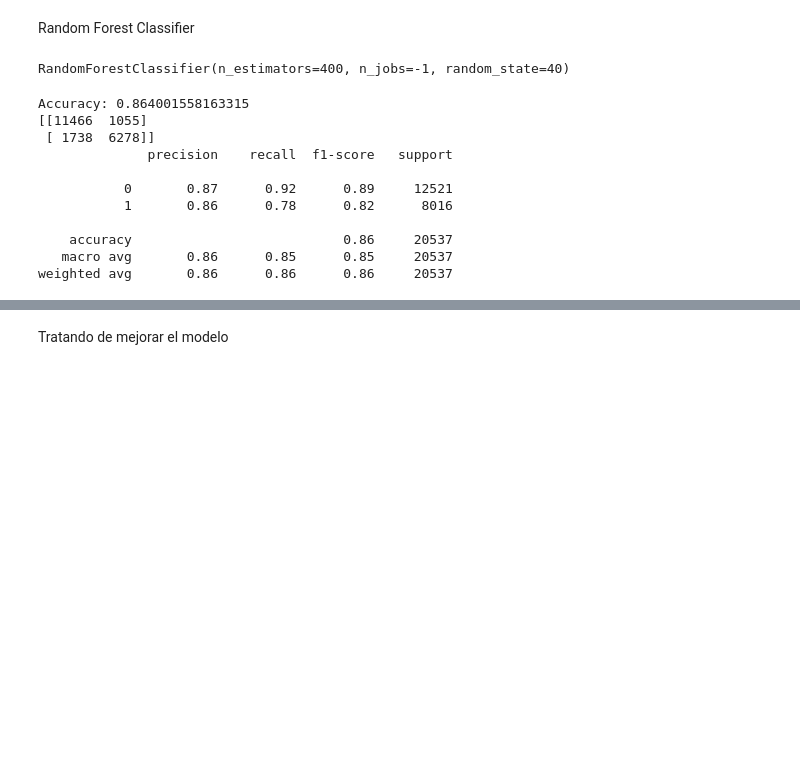
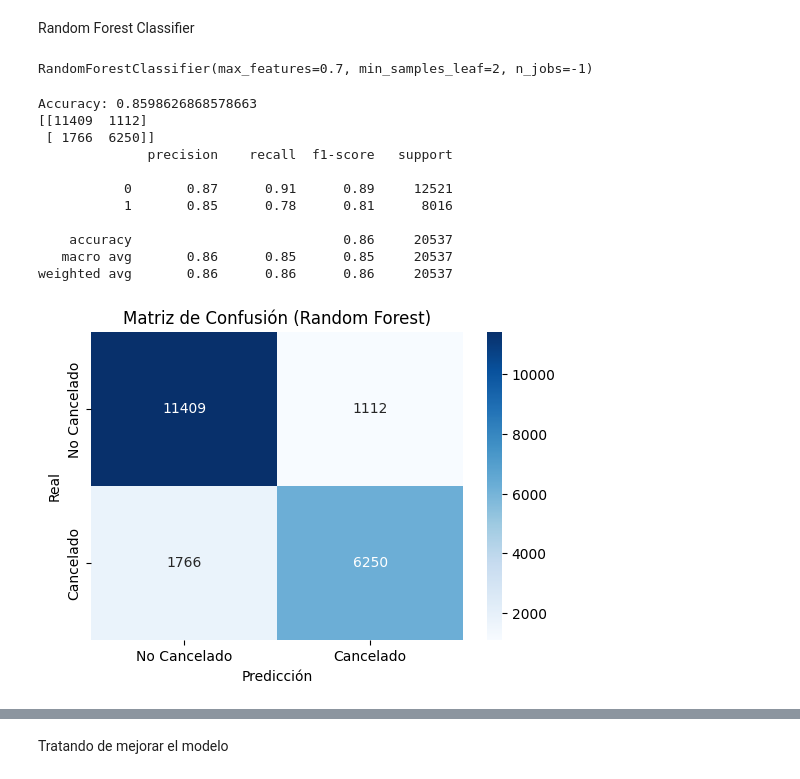
Before and after one commit to JohnChirinos/BI, a Jupyter notebook: Cancelaciones_B.ipynb, the cells around one changed output, grey strips where cells are left out. Saved outputs shown, nothing was run; the diff lists cells and outputs as text; code cells hidden in the pictures; blank space fills up the shorter version.

```diff
--- a/Cancelaciones_B.ipynb
+++ b/Cancelaciones_B.ipynb
@@ -888,35 +887,50 @@ X_train, X_test, y_train, y_test = train_test_split(
 
 
 
-rf = RandomForestClassifier(
-    n_estimators=400,
-    max_depth=None,
-    random_state=40,
+random_forest = RandomForestClassifier(
+   max_depth=None,
+    min_samples_split=2,
+    min_samples_leaf=2,
+    max_features=0.7,
+
     n_jobs=-1
 )
 
 
 
-rf.fit(X_train, y_train)
+random_forest.fit(X_train, y_train)
 # %% [output]
-RandomForestClassifier(n_estimators=400, n_jobs=-1, random_state=40)
+RandomForestClassifier(max_features=0.7, min_samples_leaf=2, n_jobs=-1)
 # %%
 # Calculamos accuracy, matriz de confusión y el classification_report para ver qué tan bien está funcionando el modelo.
 
-rf_pred = rf.predict(X_test)
+random_forest_pred = random_forest.predict(X_test)
 
-print("Accuracy:", accuracy_score(y_test, rf_pred))
-print(confusion_matrix(y_test, rf_pred))
-print(classification_report(y_test, rf_pred))
+print("Accuracy:", accuracy_score(y_test, random_forest_pred))
+print(confusion_matrix(y_test, random_forest_pred))
+print(classification_report(y_test, random_forest_pred))
 # %% [output]
-Accuracy: 0.864001558163315
-[[11466  1055]
- [ 1738  6278]]
+Accuracy: 0.8598626868578663
+[[11409  1112]
+ [ 1766  6250]]
               precision    recall  f1-score   support
 
-           0       0.87      0.92      0.89     12521
-           1       0.86      0.78      0.82      8016
+           0       0.87      0.91      0.89     12521
+           1       0.85      0.78      0.81      8016
 
     accuracy                           0.86     20537
    macro avg       0.86      0.85      0.85     20537
 weighted avg       0.86      0.86      0.86     20537
+# %%
+matriz_de_confusion = confusion_matrix(y_test, random_forest_pred)
+
+plt.figure(figsize=(6,4))
+sns.heatmap(matriz_de_confusion, annot=True, fmt="d", cmap="Blues",
+            xticklabels=["No Cancelado", "Cancelado"],
+            yticklabels=["No Cancelado", "Cancelado"])
+plt.xlabel("Predicción")
+plt.ylabel("Real")
+plt.title("Matriz de Confusión (Random Forest)")
+plt.show()
+# %% [output]
+[figure, added]
```
Also changed, not shown: parts of 17 cells of this notebook.
